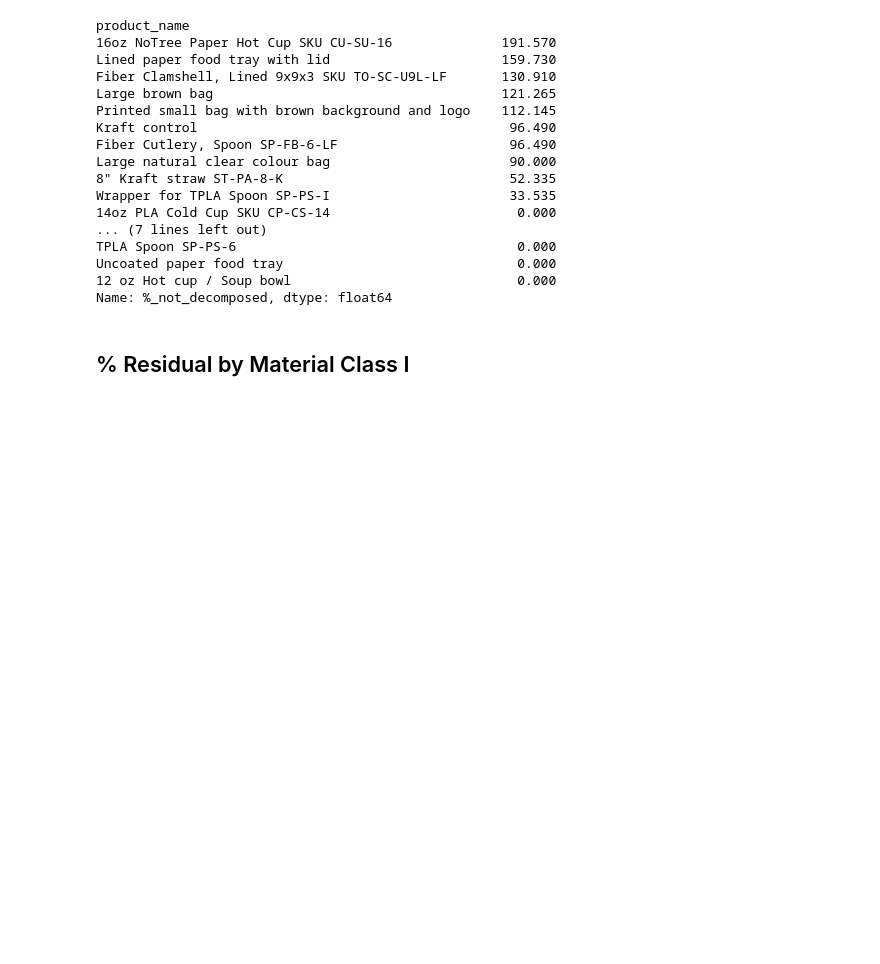
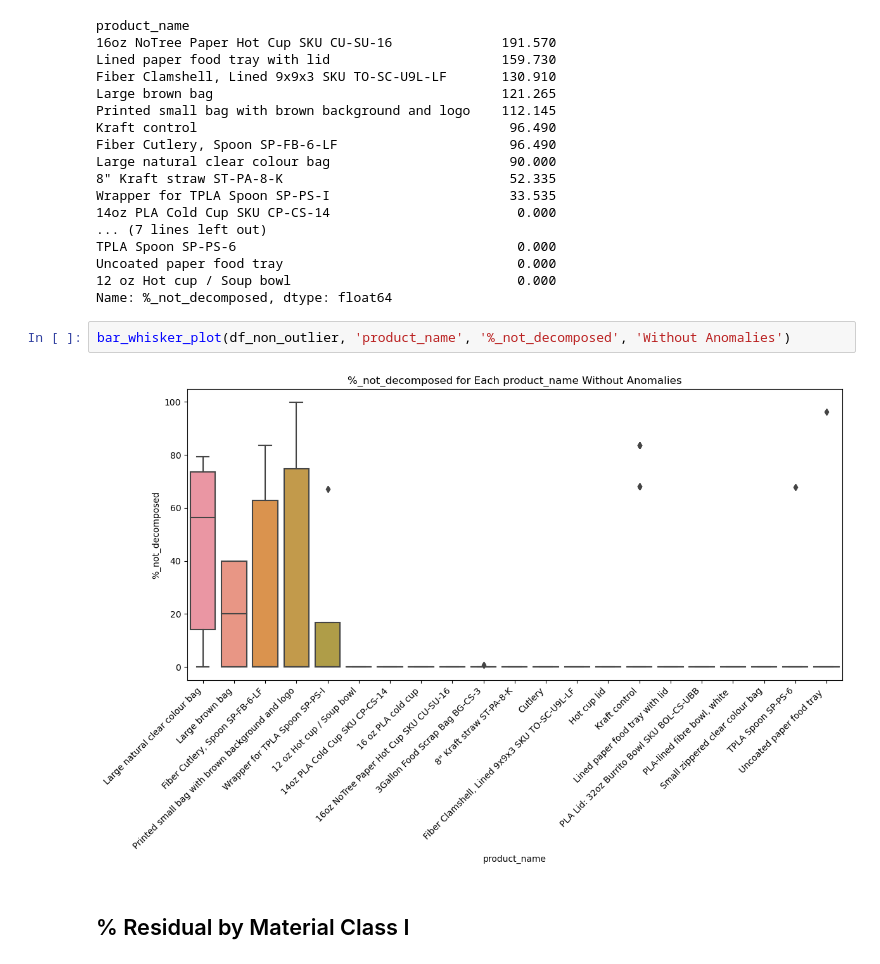
Before and after one commit to uchicago-dsi/compostable-disintegration-analysis, a Jupyter notebook: notebooks/CASP004-001 Visualizations Presentation.ipynb, the cells around one changed output. Drawn from its saved outputs; the diff is of its cells as text; blank space fills up the shorter version.

Commit message:
adding without anomalies

```diff
--- a/notebooks/CASP004-001 Visualizations Presentation.ipynb
+++ b/notebooks/CASP004-001 Visualizations Presentation.ipynb
@@ -92,6 +92,10 @@ TPLA Spoon SP-PS-6                                    0.000
 Uncoated paper food tray                              0.000
 12 oz Hot cup / Soup bowl                             0.000
 Name: %_not_decomposed, dtype: float64
+# %%
+bar_whisker_plot(df_non_outlier, 'product_name', '%_not_decomposed', 'Without Anomalies')
+# %% [output]
+[figure, added]
 # %% [markdown]
 ## % Residual by Material Class I
 # %%
```
Also changed, not shown: parts of 1 cell of this notebook.
